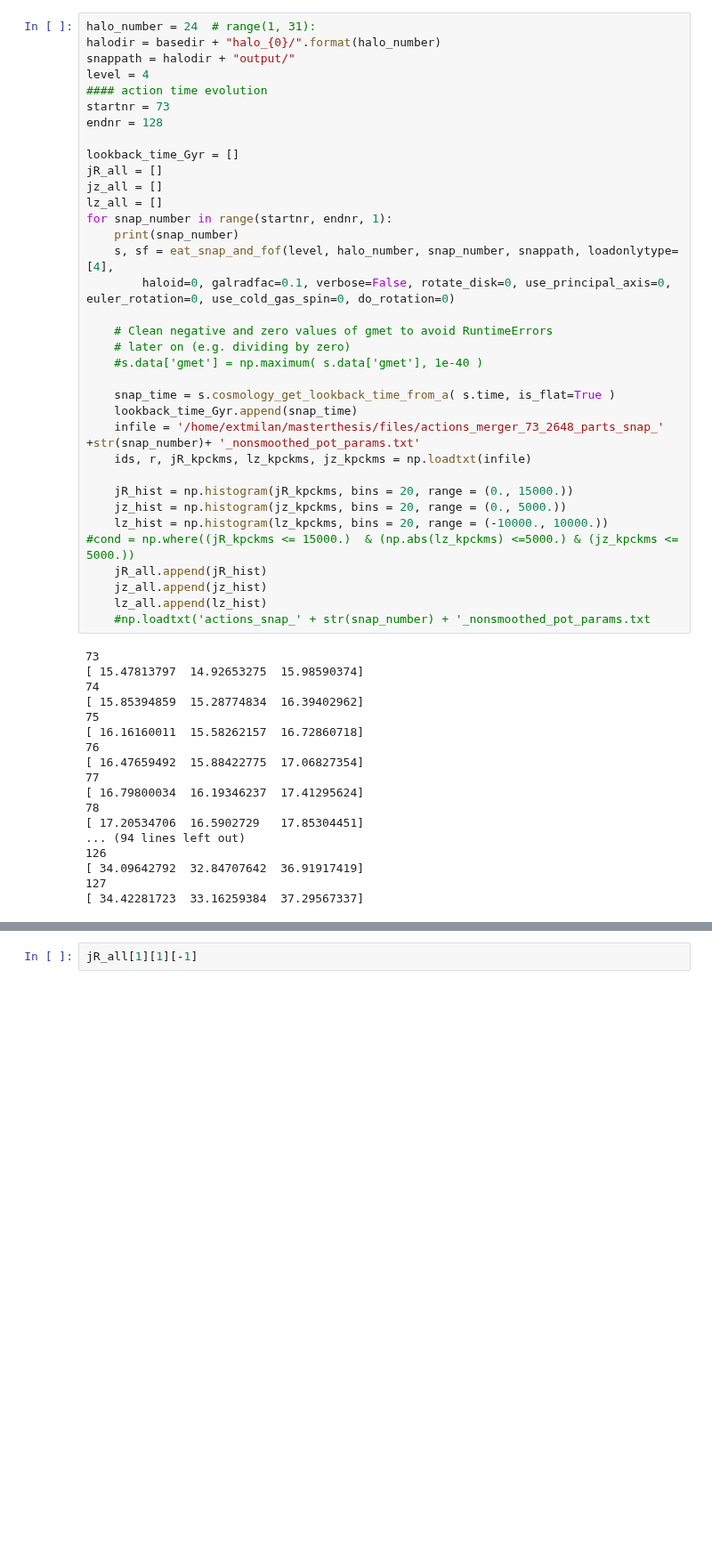
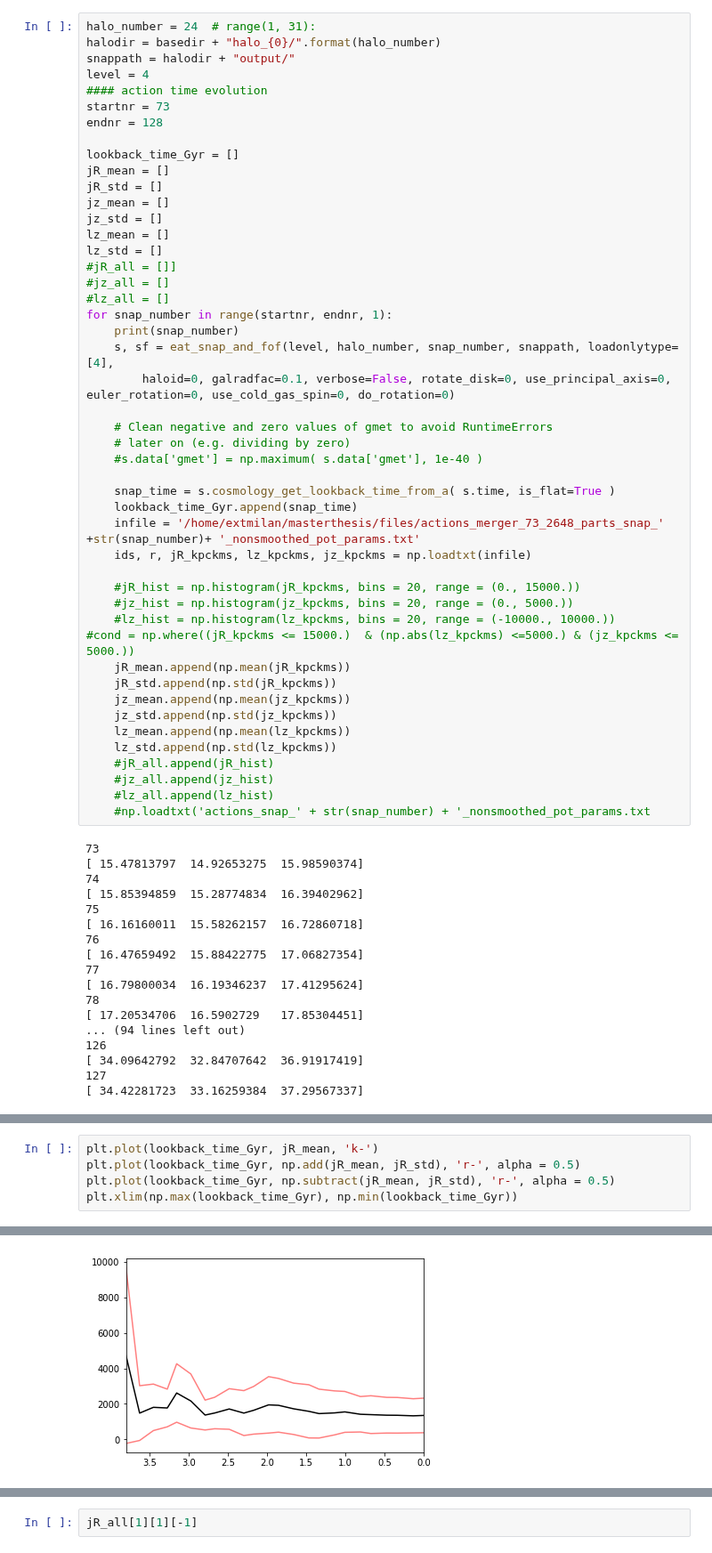
Before and after one commit to sophialilleengen/masterproject, a Jupyter notebook: notebooks/action_time_evolution.ipynb, the cells around one changed output, grey strips where cells are left out. Shown at 89% size. Drawn from its saved outputs; the diff is of its cells as text; blank space fills up the shorter version.

Commit message:
actions in diff potentials and action time evolution

```diff
--- a/notebooks/action_time_evolution.ipynb
+++ b/notebooks/action_time_evolution.ipynb
@@ -33,9 +33,15 @@ startnr = 73
 endnr = 128
 
 lookback_time_Gyr = []
-jR_all = []
-jz_all = []
-lz_all = []
+jR_mean = []
+jR_std = []
+jz_mean = []
+jz_std = []
+lz_mean = []
+lz_std = []
+#jR_all = []]
+#jz_all = []
+#lz_all = []
 for snap_number in range(startnr, endnr, 1):
     print(snap_number)
     s, sf = eat_snap_and_fof(level, halo_number, snap_number, snappath, loadonlytype=[4],
@@ -50,13 +56,19 @@ for snap_number in range(startnr, endnr, 1):
     infile = '/home/extmilan/masterthesis/files/actions_merger_73_2648_parts_snap_' +str(snap_number)+ '_nonsmoothed_pot_params.txt'
     ids, r, jR_kpckms, lz_kpckms, jz_kpckms = np.loadtxt(infile)
 
-    jR_hist = np.histogram(jR_kpckms, bins = 20, range = (0., 15000.))
-    jz_hist = np.histogram(jz_kpckms, bins = 20, range = (0., 5000.))
-    lz_hist = np.histogram(lz_kpckms, bins = 20, range = (-10000., 10000.))
+    #jR_hist = np.histogram(jR_kpckms, bins = 20, range = (0., 15000.))
+    #jz_hist = np.histogram(jz_kpckms, bins = 20, range = (0., 5000.))
+    #lz_hist = np.histogram(lz_kpckms, bins = 20, range = (-10000., 10000.))
 #cond = np.where((jR_kpckms <= 15000.)  & (np.abs(lz_kpckms) <=5000.) & (jz_kpckms <= 5000.))
-    jR_all.append(jR_hist)
-    jz_all.append(jz_hist)
-    lz_all.append(lz_hist)
+    jR_mean.append(np.mean(jR_kpckms))
+    jR_std.append(np.std(jR_kpckms))
+    jz_mean.append(np.mean(jz_kpckms))
+    jz_std.append(np.std(jz_kpckms))
+    lz_mean.append(np.mean(lz_kpckms))
+    lz_std.append(np.std(lz_kpckms))
+    #jR_all.append(jR_hist)
+    #jz_all.append(jz_hist)
+    #lz_all.append(lz_hist)
     #np.loadtxt('actions_snap_' + str(snap_number) + '_nonsmoothed_pot_params.txt
 # %% [output]
 73
@@ -82,0 +102,6 @@ print(lookback_time_Gyr)
+# %%
+plt.plot(lookback_time_Gyr, jR_mean, 'k-')
+plt.plot(lookback_time_Gyr, np.add(jR_mean, jR_std), 'r-', alpha = 0.5)
+plt.plot(lookback_time_Gyr, np.subtract(jR_mean, jR_std), 'r-', alpha = 0.5)
+plt.xlim(np.max(lookback_time_Gyr), np.min(lookback_time_Gyr))
+# %% [output]
@@ -82,0 +109 @@ print(lookback_time_Gyr)
+[figure, added]
```
Also changed, not shown: parts of 6 cells of this notebook, 2 other files.
